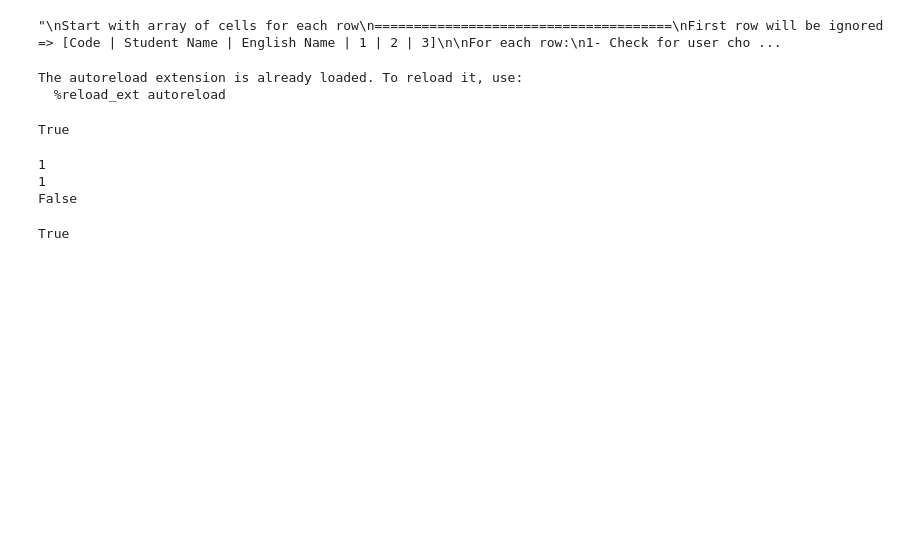
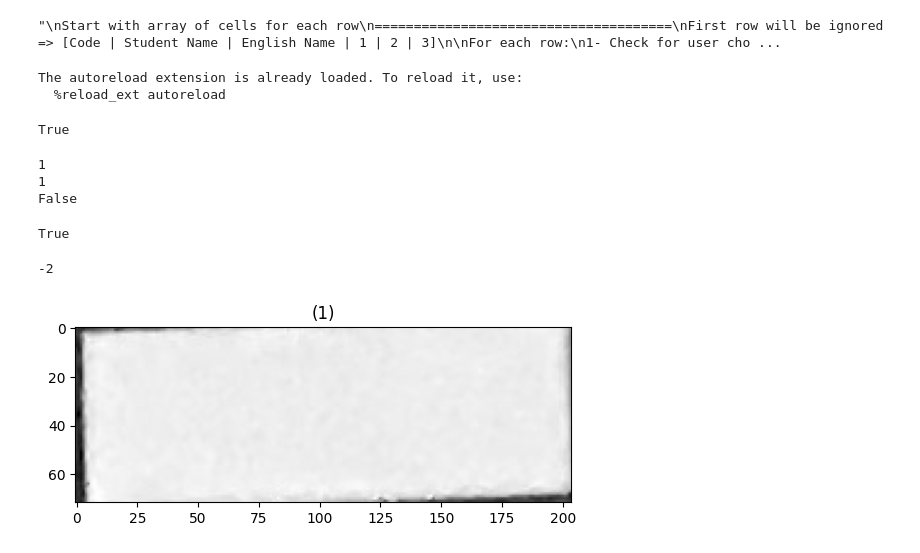
Before and after one commit to AhmedAlaa2024/Grade-Auto-Filler, a Jupyter notebook: Code/detectionPhase.ipynb, the cells around one changed output. Cells and saved outputs as stored; diff of their text form; code cells hidden in the pictures; blank space fills up the shorter version.

Commit message:
Detect a cell and return the right data

```diff
--- a/Code/detectionPhase.ipynb
+++ b/Code/detectionPhase.ipynb
@@ -255,3 +255,45 @@ img = cv2.imread("./Samples/Detection phase samples/question mark.png", cv2.IMRE
 detectQuestionMark(img)
 # %% [output]
 True
+# %%
+def detectCell(img):
+	# Try to detect right mark
+	rightMark = detectRightMark(img)
+	if rightMark:
+		return 5
+
+	# Try to detect boxes
+	box = detectBoxs(img)
+	if box:
+		return 0
+
+	# Try to detect question mark
+	questionMark = detectQuestionMark(img)
+	if questionMark:
+		return -1
+
+	# Try to detect minus
+	horizontalLines = detectHorizontalLines(img)
+	if horizontalLines == 1:
+		return 0
+	elif horizontalLines != 0:
+		return (5 - horizontalLines)
+
+	verticalLines = detectVerticalLines(img)
+	if verticalLines != 0:
+		return verticalLines
+
+	# Else => Empty cell
+	return -2
+
+
+# img = cv2.imread("./Samples/Detection phase samples/question mark.png", cv2.IMREAD_GRAYSCALE)
+# img = cv2.imread("./Samples/Detection phase samples/right.png", cv2.IMREAD_GRAYSCALE)
+# img = cv2.imread("./Samples/Detection phase samples/vertical lines1.png", cv2.IMREAD_GRAYSCALE)
+# img = cv2.imread("./Samples/Detection phase samples/horizontal lines1.png", cv2.IMREAD_GRAYSCALE)
+img = cv2.imread("./Samples/Detection phase samples/empty.png", cv2.IMREAD_GRAYSCALE)
+print(detectCell(img))
+show_images([img])
+# %% [output]
+-2
+[figure, added]
```
